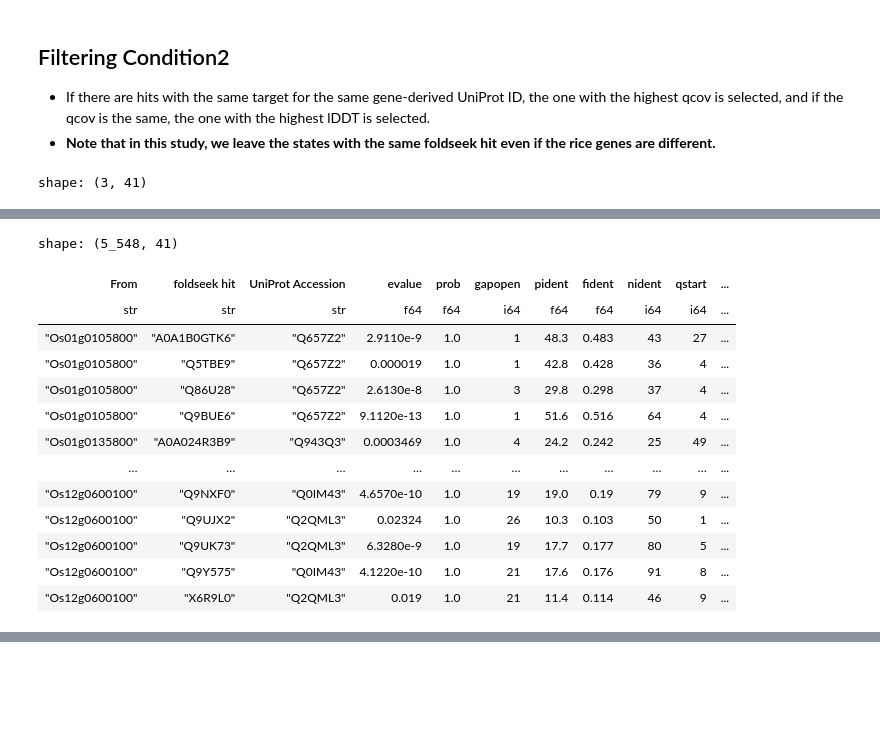
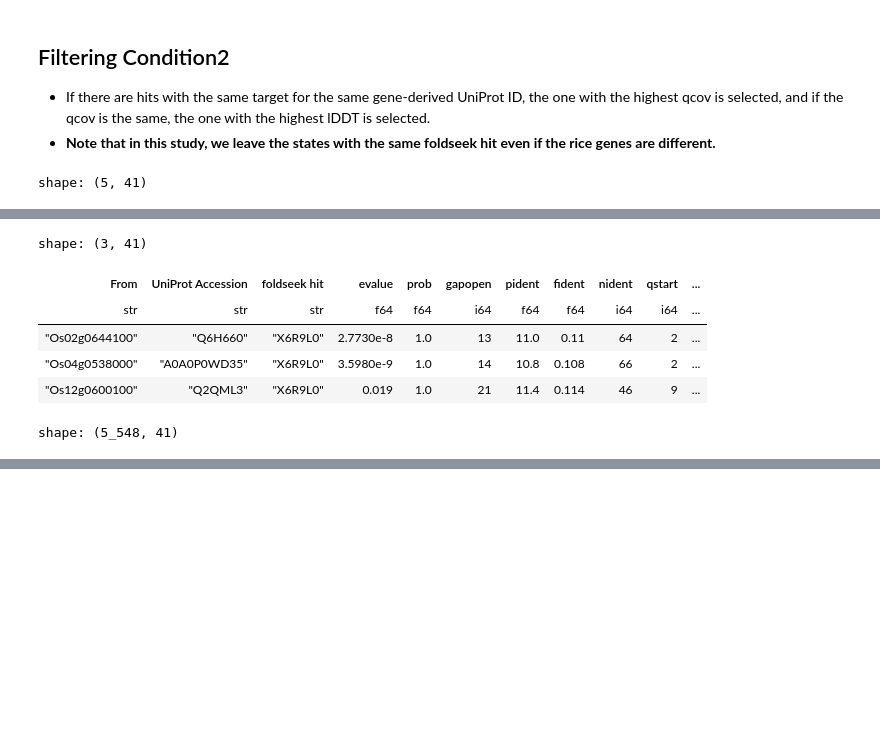
Before and after one commit to yonesora56/HS_rice_analysis, a Jupyter notebook: notebooks/13_foldseek_result_parse_2_up.ipynb, the cells around one changed output, grey strips where cells are left out. Cells and saved outputs as stored; diff of their text form; code cells hidden in the pictures; blank space fills up the shorter version.

```diff
--- a/notebooks/13_foldseek_result_parse_2_up.ipynb
+++ b/notebooks/13_foldseek_result_parse_2_up.ipynb
@@ -8,6 +8,9 @@ from matplotlib.patches import Patch
 import seaborn as sns # type: ignore
 from upsetplot import UpSet, from_contents # type: ignore
 # %%
+pl.Config.set_fmt_str_lengths(25)
+pl.Config.set_tbl_rows(25)
+
 VERSION = datetime.datetime.now().strftime("%y%m%d")
 print(f"Execute Date: {VERSION}")
 # %% [output]
@@ -566,15 +631,62 @@ condition2 = condition1.sort(
 ).agg(
     pl.all().first()
 ).sort(
-    by=["From", "foldseek hit", "UniProt Accession"],
+    by=["From", "UniProt Accession", "foldseek hit"],
     descending=[False, False, False]
+).select(
+    "From",
+    "UniProt Accession",
+    "foldseek hit",
+    "evalue",
+    "prob",
+    "gapopen",
+    "pident",
+    "fident",
+    "nident",
+    "qstart",
+    "qend",
+    "qlen",
+    "tstart",
+    "tend",
+    "tlen",
+    "alnlen",
+    "qcov",
+    "tcov",
+    "lddt",
+    "qtmscore",
+    "ttmscore",
+    "alntmscore",
+    "rmsd",
+    "taxid",
+    "taxname",
+    "mismatch",
+    "hit label",
+    "Length_water",
+    "Length_needle",
+    "Identity_water",
+    "Identity_needle",
+    "Identity_percent_water",
+    "Identity_percent_needle",
+    "Similarity_percent_water",
+    "Similarity_percent_needle",
+    "Gaps_water",
+    "Gaps_percent_water",
+    "Gaps_needle",
+    "Gaps_percent_needle",
+    "Score_water",
+    "Score_needle"
 )
 
+# check the result
+condition1_checked = condition1.filter(
+    pl.col("foldseek hit") == "X6R9L0"
+)
 condition2_checked = condition2.filter(
     pl.col("foldseek hit") == "X6R9L0"
 )
 
+display(condition1_checked)
 display(condition2_checked)
 display(condition2)
 # %% [output]
-shape: (3, 41)
+shape: (5, 41)
@@ -586,14 +700,7 @@ shape: (3, 41)
-shape: (5_548, 41)
+shape: (3, 41)
-| From | foldseek hit | UniProt Accession | evalue | prob | gapopen | pident | fident | nident | qstart | ... |
+| From | UniProt Accession | foldseek hit | evalue | prob | gapopen | pident | fident | nident | qstart | ... |
 | str | str | str | f64 | f64 | i64 | f64 | f64 | i64 | i64 | ... |
-| "Os01g0105800" | "A0A1B0GTK6" | "Q657Z2" | 2.9110e-9 | 1.0 | 1 | 48.3 | 0.483 | 43 | 27 | ... |
-| "Os01g0105800" | "Q5TBE9" | "Q657Z2" | 0.000019 | 1.0 | 1 | 42.8 | 0.428 | 36 | 4 | ... |
-| "Os01g0105800" | "Q86U28" | "Q657Z2" | 2.6130e-8 | 1.0 | 3 | 29.8 | 0.298 | 37 | 4 | ... |
-| "Os01g0105800" | "Q9BUE6" | "Q657Z2" | 9.1120e-13 | 1.0 | 1 | 51.6 | 0.516 | 64 | 4 | ... |
-| "Os01g0135800" | "A0A024R3B9" | "Q943Q3" | 0.0003469 | 1.0 | 4 | 24.2 | 0.242 | 25 | 49 | ... |
-| … | … | … | … | … | … | … | … | … | … | ... |
-| "Os12g0600100" | "Q9NXF0" | "Q0IM43" | 4.6570e-10 | 1.0 | 19 | 19.0 | 0.19 | 79 | 9 | ... |
-| "Os12g0600100" | "Q9UJX2" | "Q2QML3" | 0.02324 | 1.0 | 26 | 10.3 | 0.103 | 50 | 1 | ... |
-| "Os12g0600100" | "Q9UK73" | "Q2QML3" | 6.3280e-9 | 1.0 | 19 | 17.7 | 0.177 | 80 | 5 | ... |
-| "Os12g0600100" | "Q9Y575" | "Q0IM43" | 4.1220e-10 | 1.0 | 21 | 17.6 | 0.176 | 91 | 8 | ... |
-| "Os12g0600100" | "X6R9L0" | "Q2QML3" | 0.019 | 1.0 | 21 | 11.4 | 0.114 | 46 | 9 | ... |
+| "Os02g0644100" | "Q6H660" | "X6R9L0" | 2.7730e-8 | 1.0 | 13 | 11.0 | 0.11 | 64 | 2 | ... |
+| "Os04g0538000" | "A0A0P0WD35" | "X6R9L0" | 3.5980e-9 | 1.0 | 14 | 10.8 | 0.108 | 66 | 2 | ... |
+| "Os12g0600100" | "Q2QML3" | "X6R9L0" | 0.019 | 1.0 | 21 | 11.4 | 0.114 | 46 | 9 | ... |
+shape: (5_548, 41)
```
Also changed, not shown: parts of 28 cells of this notebook, 7 other files.
